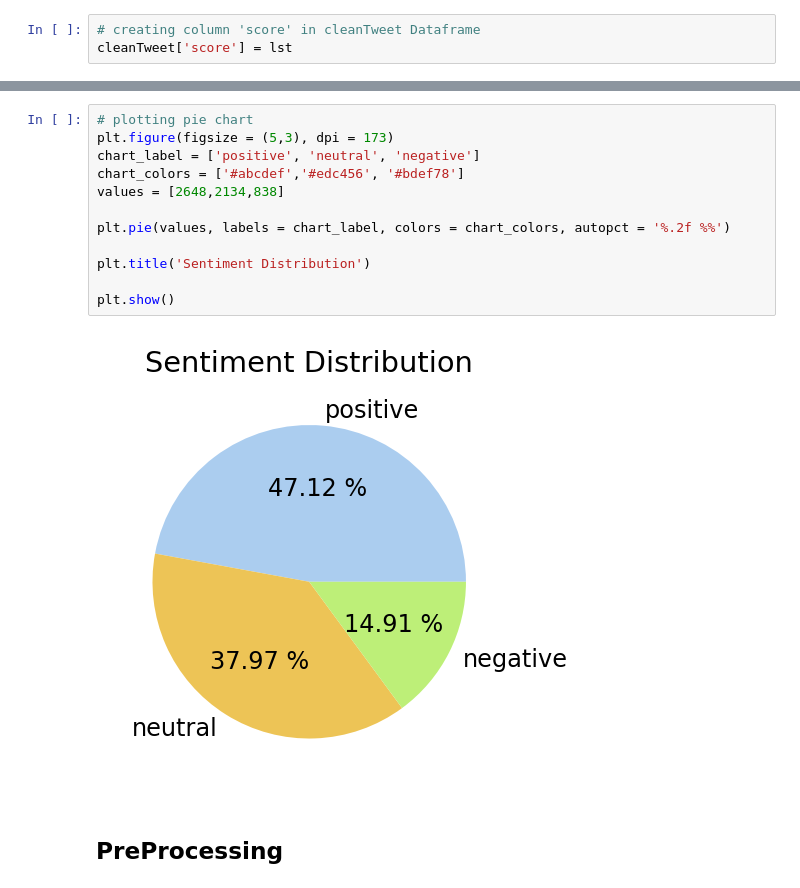
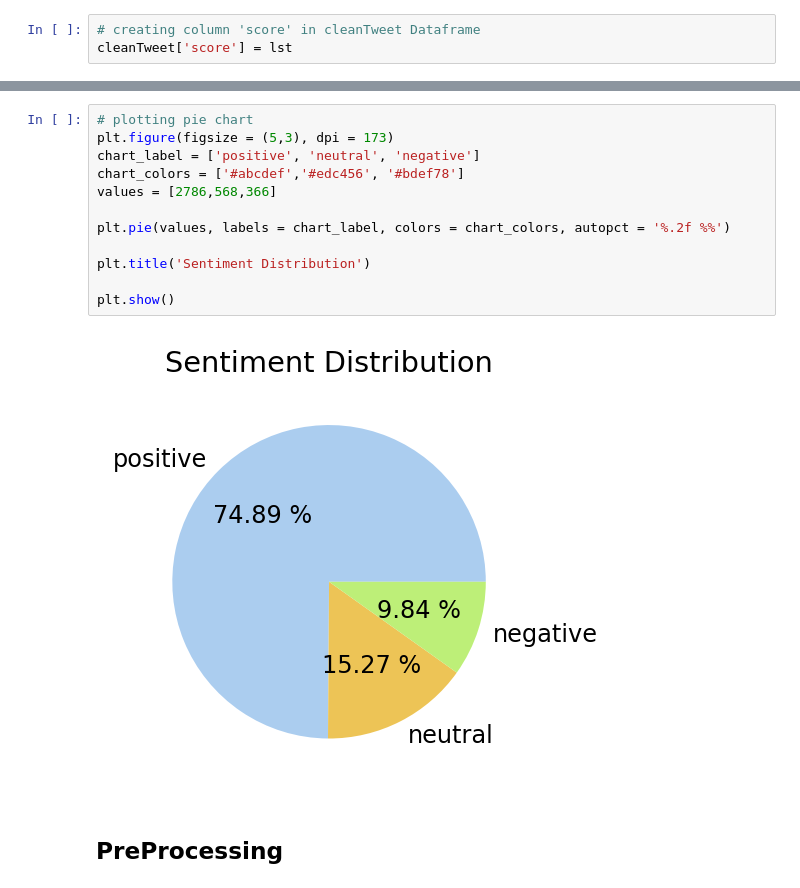
Before and after one commit to KutashiMA/Twitter_Data_Analysis, a Jupyter notebook: Challenge_Day2.ipynb, the cells around one changed output, grey strips where cells are left out. Saved outputs shown, nothing was run; the diff lists cells and outputs as text.

```diff
--- a/Challenge_Day2.ipynb
+++ b/Challenge_Day2.ipynb
@@ -336,17 +310,17 @@ plt.show()
 # %%
 # plotting pie chart
 plt.figure(figsize = (5,3), dpi = 173)
 chart_label = ['positive', 'neutral', 'negative']
 chart_colors = ['#abcdef','#edc456', '#bdef78']
-values = [2648,2134,838]
+values = [2786,568,366]
 
 plt.pie(values, labels = chart_label, colors = chart_colors, autopct = '%.2f %%')
 
 plt.title('Sentiment Distribution')
 
 plt.show()
 # %% [output]
-[figure, old version]
+[figure, new version]
 # %% [markdown]
 ## PreProcessing
 # %%
```
Also changed, not shown: parts of 21 cells of this notebook, 10 other files.
